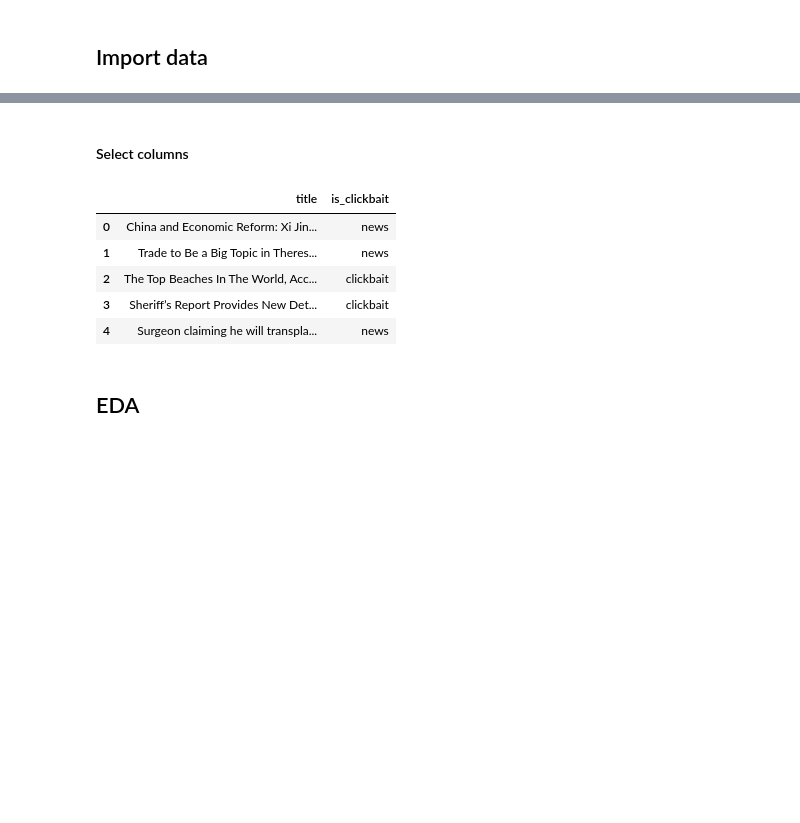
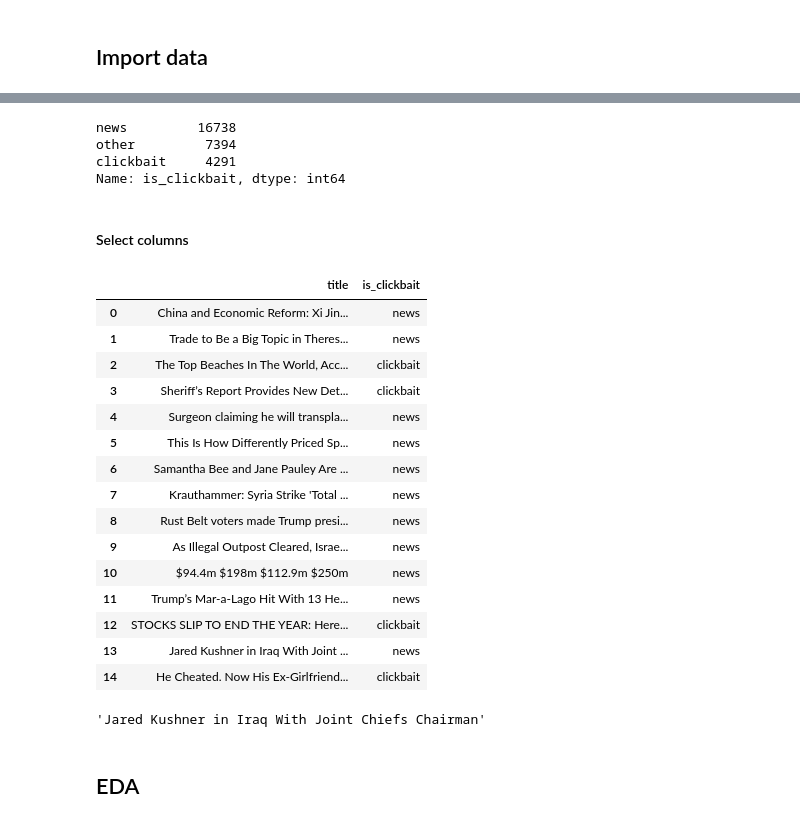
Before and after one commit to amajczyk/ClickbaitDetector, a Jupyter notebook: eda/small2/eda.ipynb, the cells around one changed output, grey strips where cells are left out. Cells and saved outputs as stored; diff of their text form; code cells hidden in the pictures; blank space fills up the shorter version.

```diff
--- a/eda/small2/eda.ipynb
+++ b/eda/small2/eda.ipynb
@@ -12,4 +12,5 @@ valid = pd.read_csv('valid.csv')
 df = pd.concat([train,
                   valid,
 #                  test,
-                  ], axis=0)
+                  ], axis=0).reset_index(drop=True)
+df.head(5)
@@ -16,17 +24,38 @@ df = pd.concat([train,
 # %%
 df.rename(columns={'label': 'is_clickbait'}, inplace=True)
+# %%
+df['is_clickbait'].value_counts(dropna=False)
+# %% [output]
+news         16738
+other         7394
+clickbait     4291
+Name: is_clickbait, dtype: int64
 # %% [markdown]
 #### Select columns
 # %%
 df = df[['title','is_clickbait']]
-df.head()
+df.head(15)
 # %% [output]
 |  | title | is_clickbait |
 | 0 | China and Economic Reform: Xi Jin... | news |
 | 1 | Trade to Be a Big Topic in Theres... | news |
 | 2 | The Top Beaches In The World, Acc... | clickbait |
 | 3 | Sheriff’s Report Provides New Det... | clickbait |
 | 4 | Surgeon claiming he will transpla... | news |
+| 5 | This Is How Differently Priced Sp... | news |
+| 6 | Samantha Bee and Jane Pauley Are ... | news |
+| 7 | Krauthammer: Syria Strike 'Total ... | news |
+| 8 | Rust Belt voters made Trump presi... | news |
+| 9 | As Illegal Outpost Cleared, Israe... | news |
+| 10 | $94.4m $198m $112.9m $250m | news |
+| 11 | Trump’s Mar-a-Lago Hit With 13 He... | news |
+| 12 | STOCKS SLIP TO END THE YEAR: Here... | clickbait |
+| 13 | Jared Kushner in Iraq With Joint ... | news |
+| 14 | He Cheated. Now His Ex-Girlfriend... | clickbait |
+# %%
+df['title'][13]
+# %% [output]
+'Jared Kushner in Iraq With Joint Chiefs Chairman'
 # %% [markdown]
 ## EDA
 # %% [markdown]
```
Also changed, not shown: parts of 1 cell of this notebook, 5 other files.
